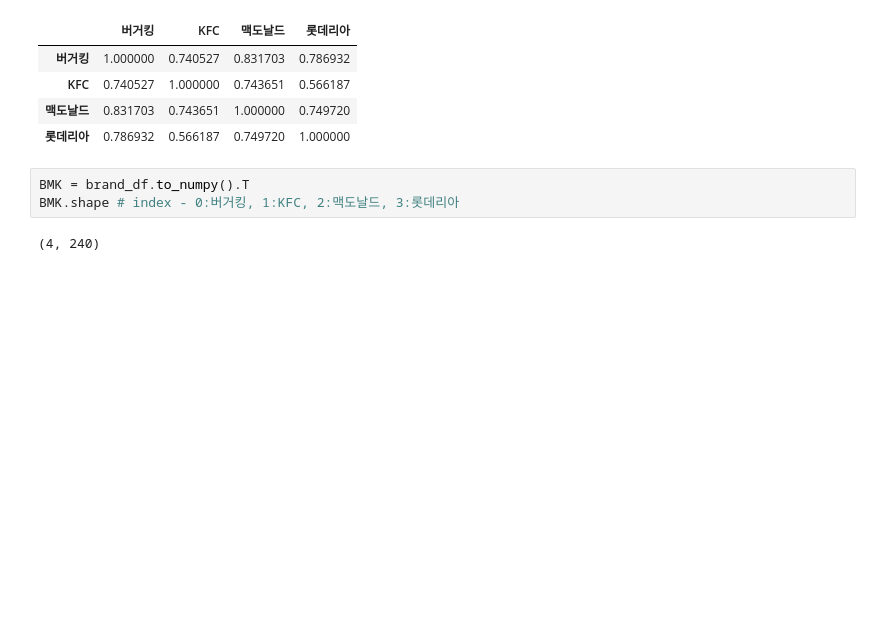
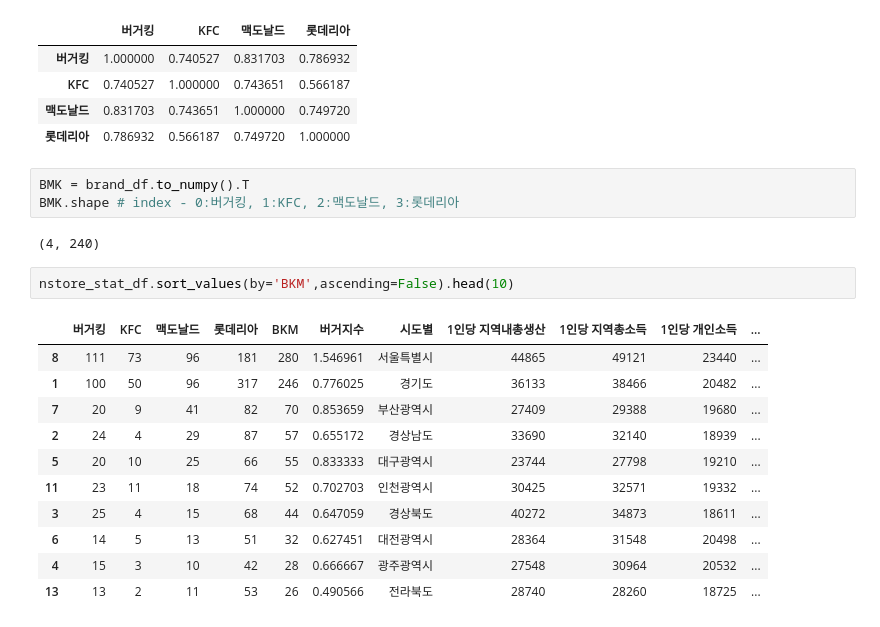
Before and after one commit to likelion-aischool-10-teamproject/burger-index, a Jupyter notebook: 2. visualization+analysis/donghwa/correlation-win.ipynb, the cells around one changed output. Cells and saved outputs as stored; diff of their text form; blank space fills up the shorter version.

```diff
--- a/2. visualization+analysis/donghwa/correlation-win.ipynb
+++ b/2. visualization+analysis/donghwa/correlation-win.ipynb
@@ -192,6 +192,20 @@ BMK = brand_df.to_numpy().T
 BMK.shape # index - 0:버거킹, 1:KFC, 2:맥도날드, 3:롯데리아
 # %% [output]
 (4, 240)
+# %%
+nstore_stat_df.sort_values(by='BKM',ascending=False).head(10)
+# %% [output]
+|  | 버거킹 | KFC | 맥도날드 | 롯데리아 | BKM | 버거지수 | 시도별 | 1인당 지역내총생산 | 1인당 지역총소득 | 1인당 개인소득 | ... |
+| 8 | 111 | 73 | 96 | 181 | 280 | 1.546961 | 서울특별시 | 44865 | 49121 | 23440 | ... |
+| 1 | 100 | 50 | 96 | 317 | 246 | 0.776025 | 경기도 | 36133 | 38466 | 20482 | ... |
+| 7 | 20 | 9 | 41 | 82 | 70 | 0.853659 | 부산광역시 | 27409 | 29388 | 19680 | ... |
+| 2 | 24 | 4 | 29 | 87 | 57 | 0.655172 | 경상남도 | 33690 | 32140 | 18939 | ... |
+| 5 | 20 | 10 | 25 | 66 | 55 | 0.833333 | 대구광역시 | 23744 | 27798 | 19210 | ... |
+| 11 | 23 | 11 | 18 | 74 | 52 | 0.702703 | 인천광역시 | 30425 | 32571 | 19332 | ... |
+| 3 | 25 | 4 | 15 | 68 | 44 | 0.647059 | 경상북도 | 40272 | 34873 | 18611 | ... |
+| 6 | 14 | 5 | 13 | 51 | 32 | 0.627451 | 대전광역시 | 28364 | 31548 | 20498 | ... |
+| 4 | 15 | 3 | 10 | 42 | 28 | 0.666667 | 광주광역시 | 27548 | 30964 | 20532 | ... |
+| 13 | 13 | 2 | 11 | 53 | 26 | 0.490566 | 전라북도 | 28740 | 28260 | 18725 | ... |
 # %%
 #매장별 상관관계 분석하기
 import scipy.stats
```
Also changed, not shown: parts of 1 cell of this notebook, 4 other files.
